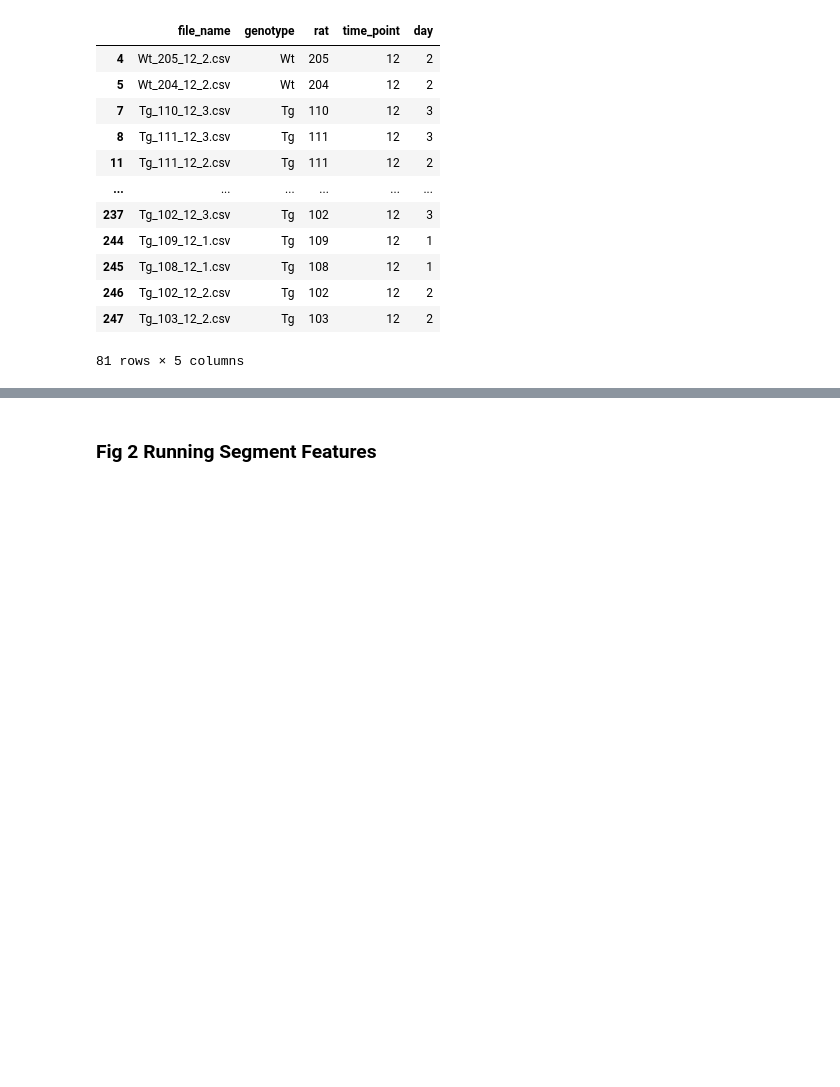
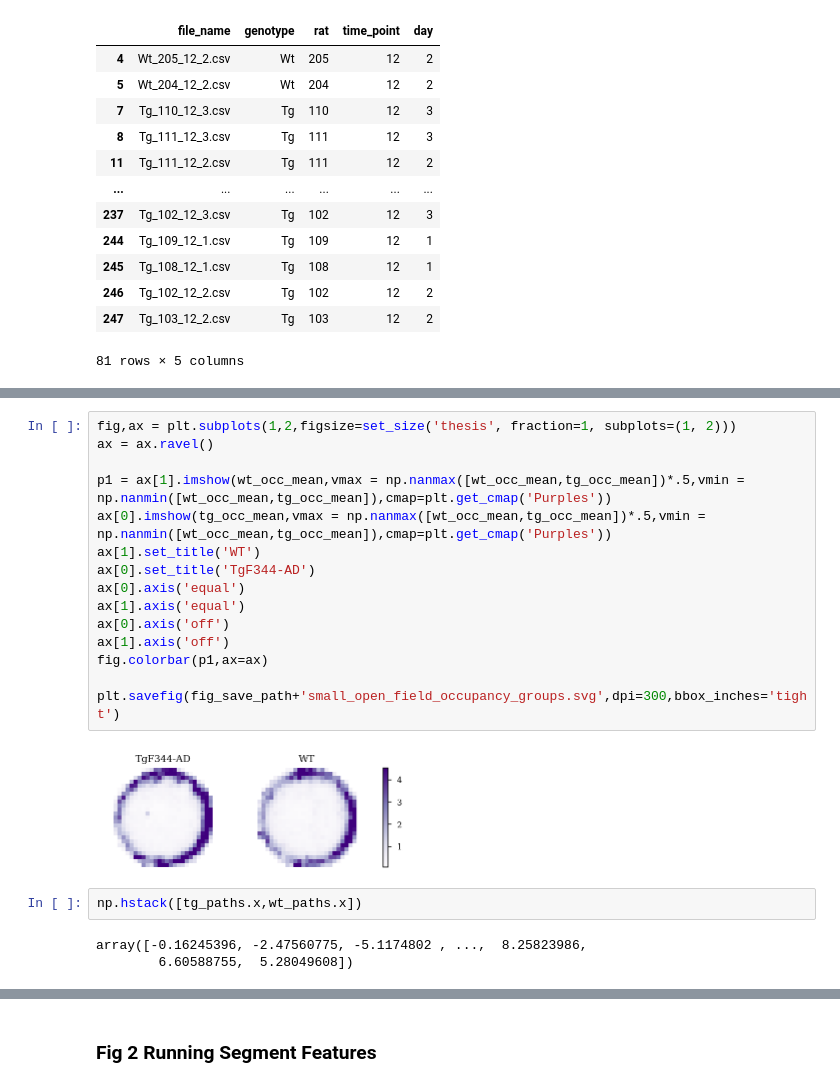
Before and after one commit to lolaBerkowitz/TgF344-AD_Open_Field, a Jupyter notebook: notebooks/TgF344_OF_figs.ipynb, the cells around one changed output, grey strips where cells are left out. Drawn from its saved outputs; the diff is of its cells as text; blank space fills up the shorter version.

```diff
--- a/notebooks/TgF344_OF_figs.ipynb
+++ b/notebooks/TgF344_OF_figs.ipynb
@@ -255,0 +316,22 @@ for file in df_12mo.file_name:
+# %%
+fig,ax = plt.subplots(1,2,figsize=set_size('thesis', fraction=1, subplots=(1, 2)))
+ax = ax.ravel()
+
+p1 = ax[1].imshow(wt_occ_mean,vmax = np.nanmax([wt_occ_mean,tg_occ_mean])*.5,vmin = np.nanmin([wt_occ_mean,tg_occ_mean]),cmap=plt.get_cmap('Purples'))
+ax[0].imshow(tg_occ_mean,vmax = np.nanmax([wt_occ_mean,tg_occ_mean])*.5,vmin = np.nanmin([wt_occ_mean,tg_occ_mean]),cmap=plt.get_cmap('Purples'))
+ax[1].set_title('WT')
+ax[0].set_title('TgF344-AD')
+ax[0].axis('equal')
+ax[1].axis('equal')
+ax[0].axis('off')
+ax[1].axis('off')
+fig.colorbar(p1,ax=ax)
+
+plt.savefig(fig_save_path+'small_open_field_occupancy_groups.svg',dpi=300,bbox_inches='tight')
+# %% [output]
+[figure, added]
+# %%
+np.hstack([tg_paths.x,wt_paths.x])
+# %% [output]
+array([-0.16245396, -2.47560775, -5.1174802 , ...,  8.25823986,
+        6.60588755,  5.28049608])
```
Also changed, not shown: parts of 12 cells of this notebook, 4 other files.
